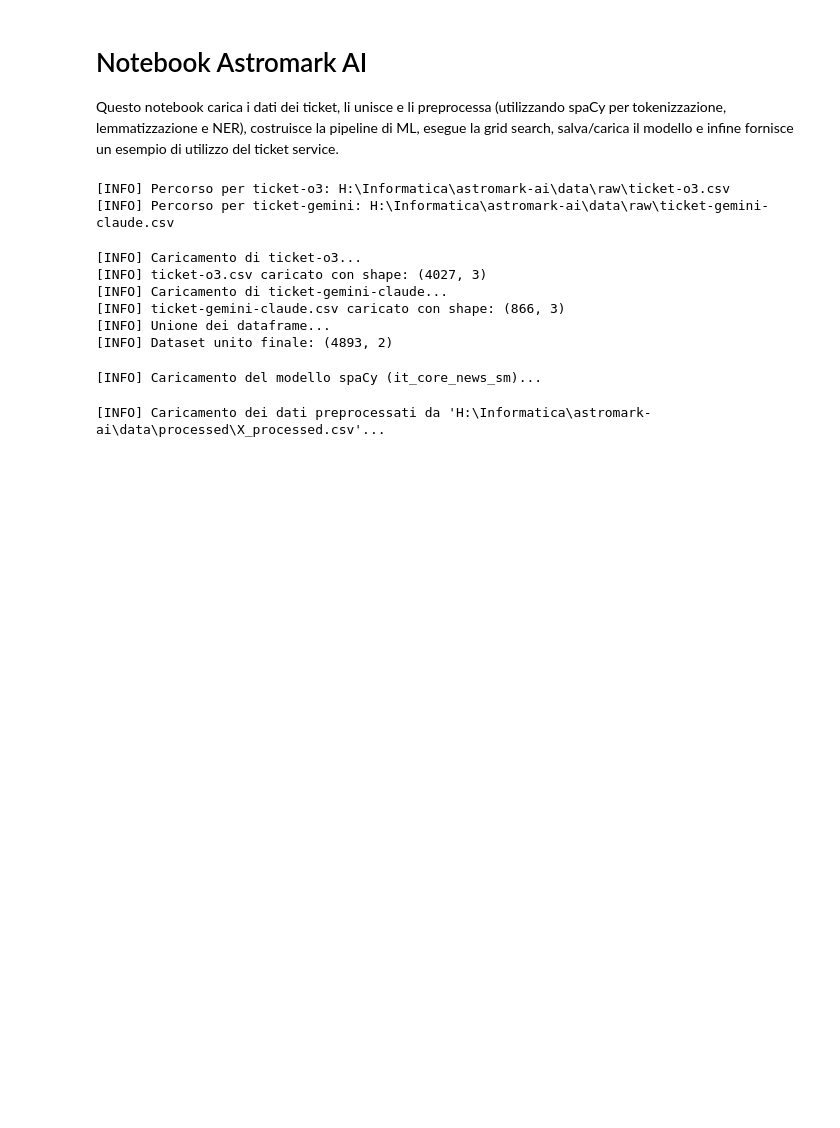
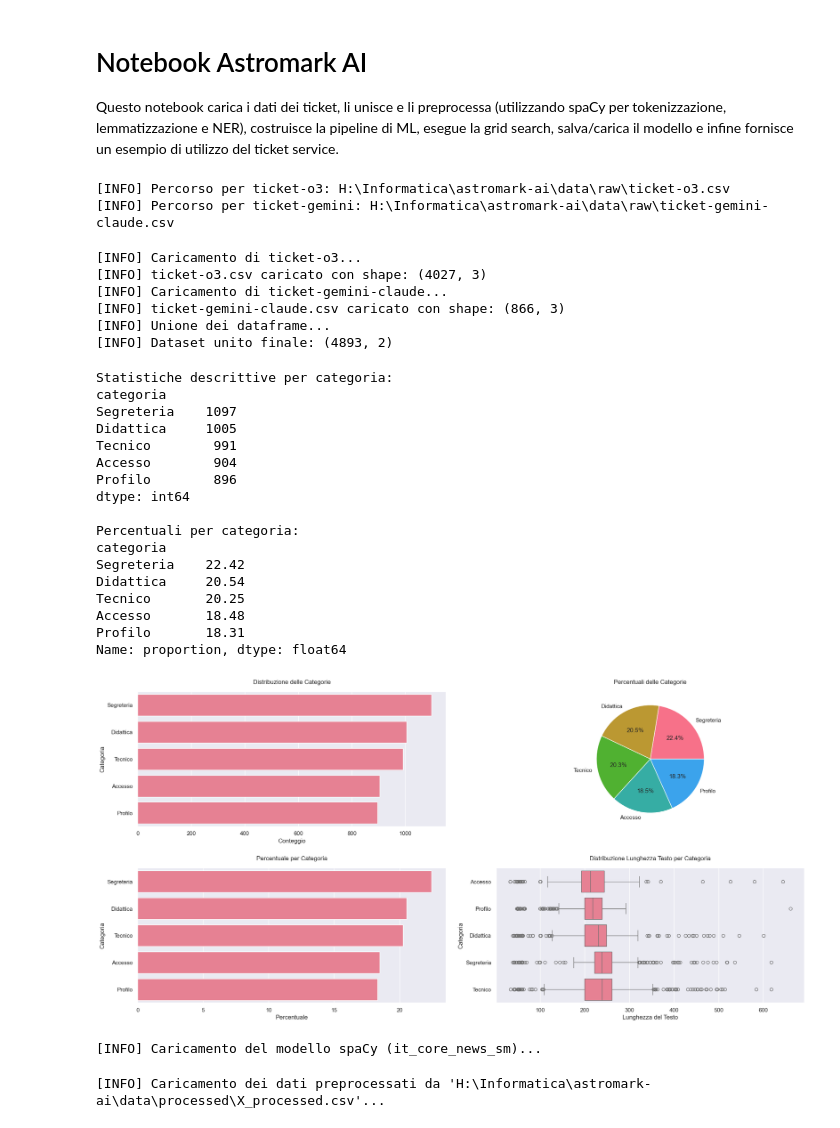
Before and after one commit to mariocosenza/astromark-ai, a Jupyter notebook: notebook/ticket_notebook.ipynb, the cells around one changed output. Cells and saved outputs as stored; diff of their text form; code cells hidden in the pictures; blank space fills up the shorter version.

Commit message:
feat: add plot and graph for visualizing category distribution

```diff
--- a/notebook/ticket_notebook.ipynb
+++ b/notebook/ticket_notebook.ipynb
@@ -72,6 +72,78 @@ print(f'[INFO] Dataset unito finale: {merged_df.shape}')
 [INFO] ticket-gemini-claude.csv caricato con shape: (866, 3)
 [INFO] Unione dei dataframe...
 [INFO] Dataset unito finale: (4893, 2)
+# %%
+import pandas as pd
+import seaborn as sns
+import matplotlib.pyplot as plt
+
+# Impostazioni per una migliore visualizzazione
+plt.style.use('default')  # Utilizziamo lo stile default di matplotlib
+sns.set_theme()  # Applica il tema base di seaborn
+sns.set_palette("husl")
+
+# Creazione di una figura con più sottografici
+fig = plt.figure(figsize=(20, 10))
+
+# 1. Grafico a barre della distribuzione delle categorie
+plt.subplot(2, 2, 1)
+sns.countplot(data=merged_df, y='categoria', order=merged_df['categoria'].value_counts().index)
+plt.title('Distribuzione delle Categorie', pad=15)
+plt.xlabel('Conteggio')
+plt.ylabel('Categoria')
+
+# 2. Grafico a torta delle percentuali
+plt.subplot(2, 2, 2)
+category_counts = merged_df['categoria'].value_counts()
+plt.pie(category_counts, labels=category_counts.index, autopct='%1.1f%%')
+plt.title('Percentuali delle Categorie', pad=15)
+
+# 3. Grafico a barre orizzontale con percentuali
+plt.subplot(2, 2, 3)
+category_percentages = (merged_df['categoria'].value_counts(normalize=True) * 100)
+sns.barplot(x=category_percentages.values, y=category_percentages.index)
+plt.title('Percentuale per Categoria', pad=15)
+plt.xlabel('Percentuale')
+plt.ylabel('Categoria')
+
+# 4. Box plot della lunghezza del testo per categoria
+plt.subplot(2, 2, 4)
+merged_df['text_length'] = merged_df['titolo_messaggio'].str.len()
+sns.boxplot(data=merged_df, x='text_length', y='categoria')
+plt.title('Distribuzione Lunghezza Testo per Categoria', pad=15)
+plt.xlabel('Lunghezza del Testo')
+plt.ylabel('Categoria')
+
+# Aggiusta il layout
+plt.tight_layout(pad=2.0)
+
+# Mostra statistiche descrittive
+print("\nStatistiche descrittive per categoria:")
+print(merged_df.groupby('categoria').size().sort_values(ascending=False))
+print("\nPercentuali per categoria:")
+print(category_percentages.round(2))
+
+# Mostra il plot
+plt.show()
+# %% [output]
+Statistiche descrittive per categoria:
+categoria
+Segreteria    1097
+Didattica     1005
+Tecnico        991
+Accesso        904
+Profilo        896
+dtype: int64
+
+Percentuali per categoria:
+categoria
+Segreteria    22.42
+Didattica     20.54
+Tecnico       20.25
+Accesso       18.48
+Profilo       18.31
+Name: proportion, dtype: float64
+[figure, added]
 # %%
 # Preprocessing minimo del testo con spaCy
 print('[INFO] Caricamento del modello spaCy (it_core_news_sm)...')
```
